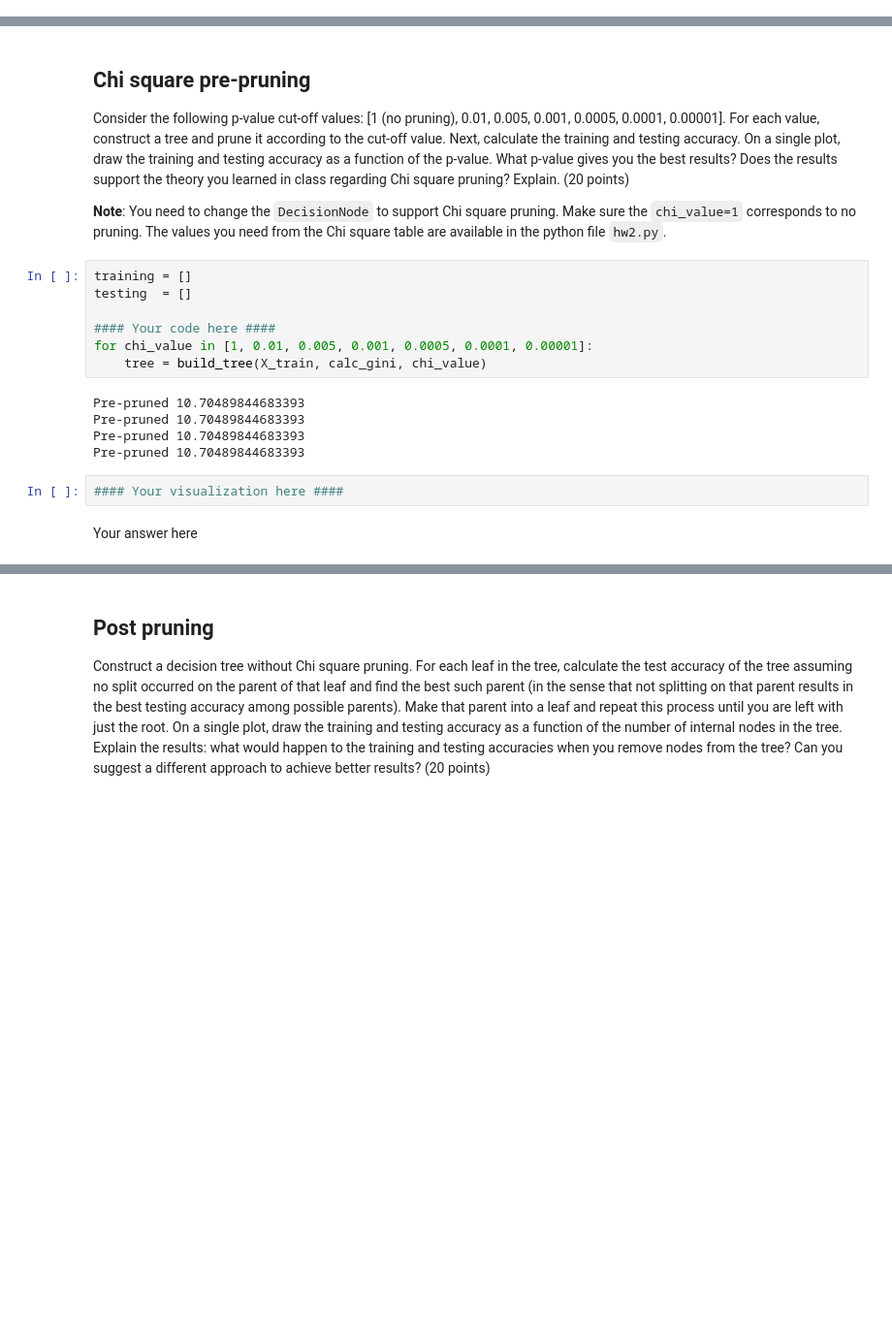
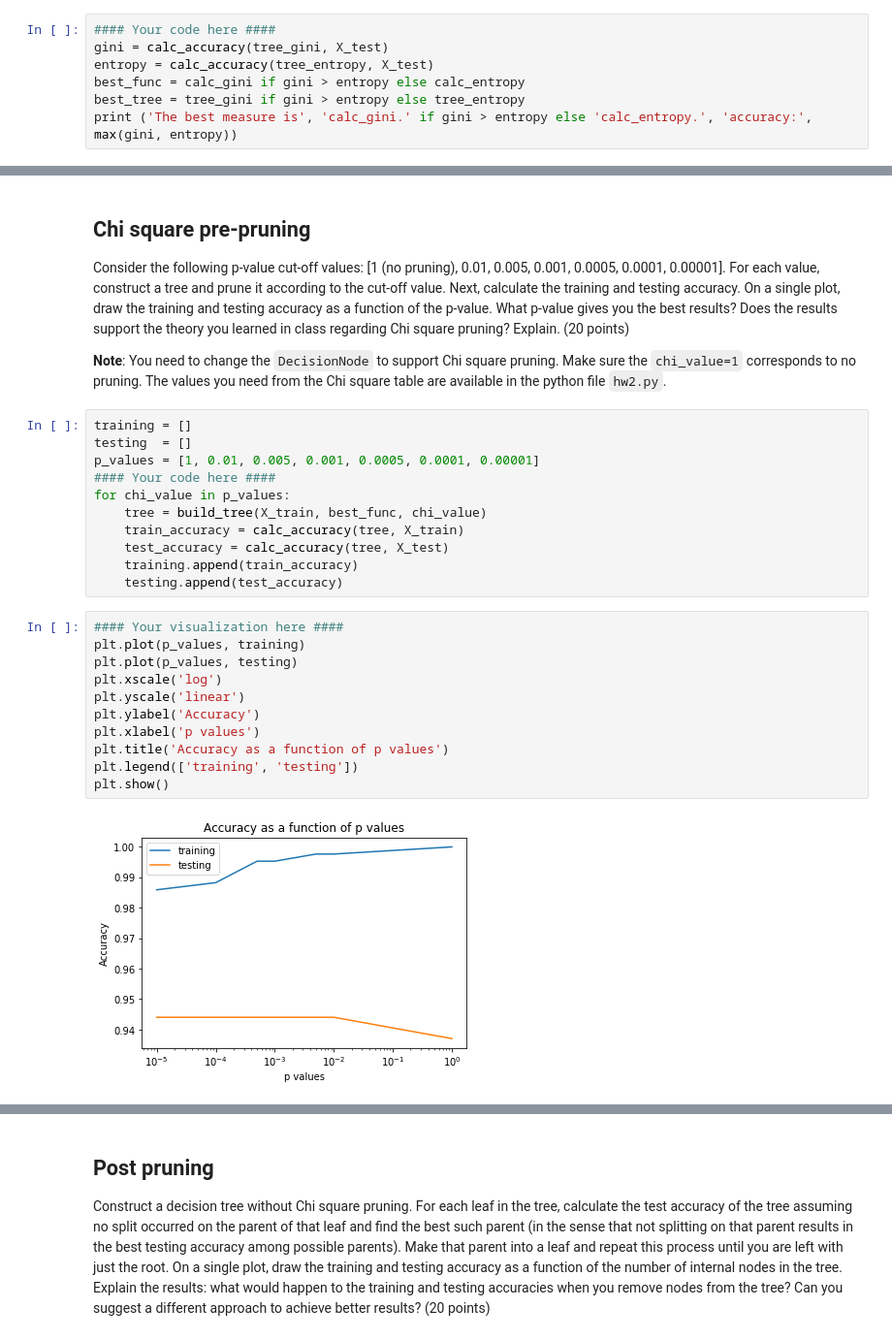
Before and after one commit to GalRabin/ML, a Jupyter notebook: hw2/hwa2.ipynb, the cells around one changed output, grey strips where cells are left out. Shown at 97% size. Drawn from its saved outputs; the diff is of its cells as text; blank space fills up the shorter version.

```diff
--- a/hw2/hwa2.ipynb
+++ b/hw2/hwa2.ipynb
@@ -138,0 +129,7 @@ Accurate predictions: 133.0 out of 143
+# %%
+#### Your code here ####
+gini = calc_accuracy(tree_gini, X_test)
+entropy = calc_accuracy(tree_entropy, X_test)
+best_func = calc_gini if gini > entropy else calc_entropy
+best_tree = tree_gini if gini > entropy else tree_entropy
+print ('The best measure is', 'calc_gini.' if gini > entropy else 'calc_entropy.', 'accuracy:', max(gini, entropy))
@@ -145,16 +144,24 @@ Consider the following p-value cut-off values: [1 (no pruning), 0.01, 0.005, 0.0
 # %%
 training = []
 testing  = []
-
+p_values = [1, 0.01, 0.005, 0.001, 0.0005, 0.0001, 0.00001]
 #### Your code here ####
-for chi_value in [1, 0.01, 0.005, 0.001, 0.0005, 0.0001, 0.00001]:
-    tree = build_tree(X_train, calc_gini, chi_value)
+for chi_value in p_values:
+    tree = build_tree(X_train, best_func, chi_value)
+    train_accuracy = calc_accuracy(tree, X_train)
+    test_accuracy = calc_accuracy(tree, X_test)
+    training.append(train_accuracy)
+    testing.append(test_accuracy)
-# %% [output]
-Pre-pruned 10.70489844683393
-Pre-pruned 10.70489844683393
-Pre-pruned 10.70489844683393
-Pre-pruned 10.70489844683393
-# %%
-#### Your visualization here ####
-# %% [markdown]
-Your answer here
+# %%
+#### Your visualization here ####
+plt.plot(p_values, training)
+plt.plot(p_values, testing)
+plt.xscale('log')
+plt.yscale('linear')
+plt.ylabel('Accuracy')
+plt.xlabel('p values')
+plt.title('Accuracy as a function of p values')
+plt.legend(['training', 'testing'])
+plt.show()
+# %% [output]
+[figure, added]
```
Also changed, not shown: parts of 12 cells of this notebook, 1 other file.
